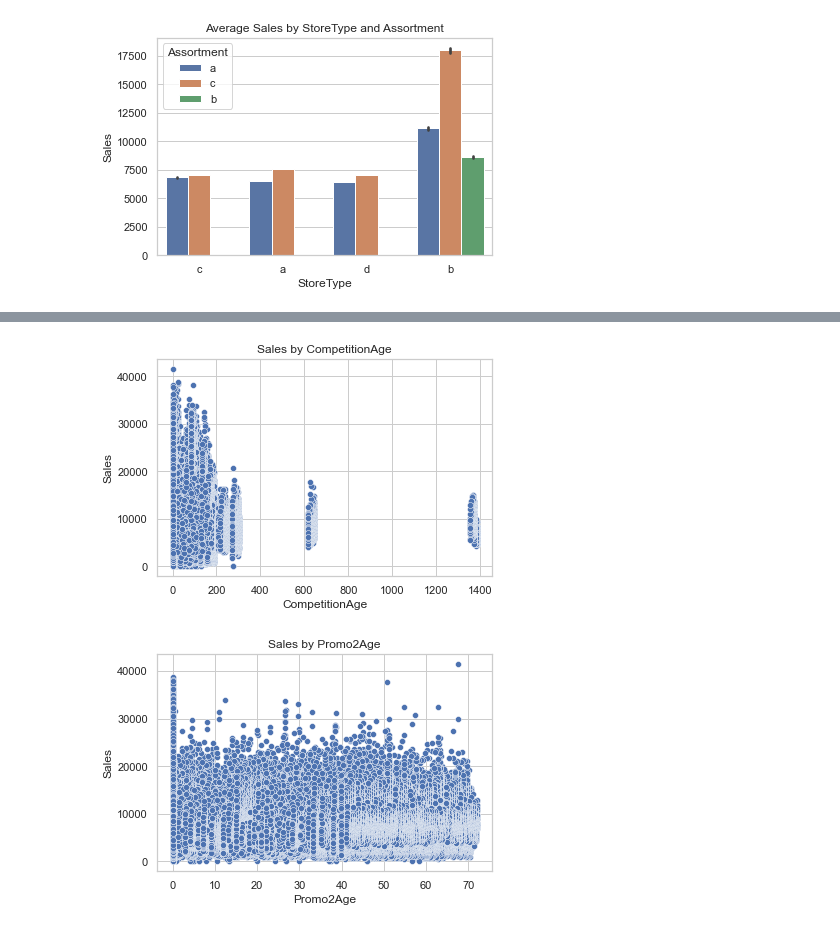
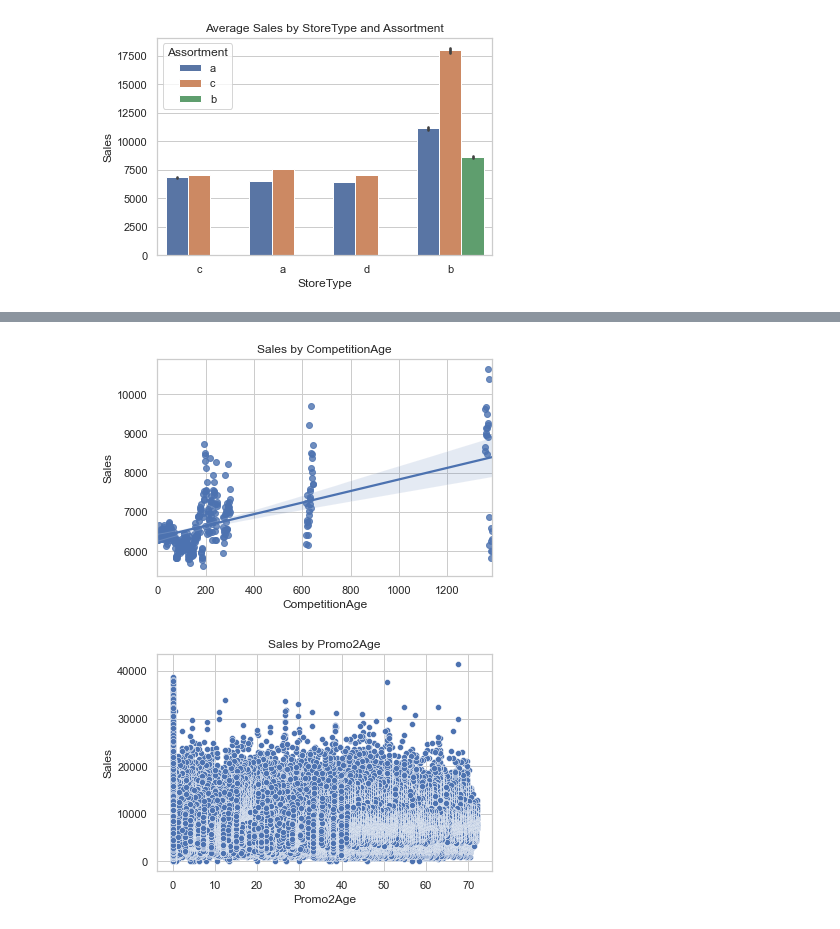
Before and after one commit to kevinassobo/ML_Business_Case, a Jupyter notebook: Notebooks/visualization.ipynb, the cells around one changed output, grey strips where cells are left out. Cells and saved outputs as stored; diff of their text form; code cells hidden in the pictures.

```diff
--- a/Notebooks/visualization.ipynb
+++ b/Notebooks/visualization.ipynb
@@ -68,3 +74,6 @@ fig.set_title("Average Sales by StoreType and Assortment")
 plt.show(fig)
 # %% [output]
 [figure]
+# %%
+df_comp_age = df.groupby("CompetitionAge", as_index=False).agg({'Sales' : 'median'})
+df_comp_age
@@ -71,9 +94,9 @@ plt.show(fig)
 # %%
-fig = sns.scatterplot(data=df, x='CompetitionAge', y='Sales')
+fig = sns.regplot(data=df_comp_age, x='CompetitionAge', y='Sales')
 fig.set_title("Sales by CompetitionAge")
 plt.show(fig)
 # %% [output]
-[figure, old version]
+[figure, new version]
 # %%
 fig = sns.scatterplot(data=df, x='Promo2Age', y='Sales')
 fig.set_title("Sales by Promo2Age")
```
Also changed, not shown: parts of 5 cells of this notebook, 7 other files.
